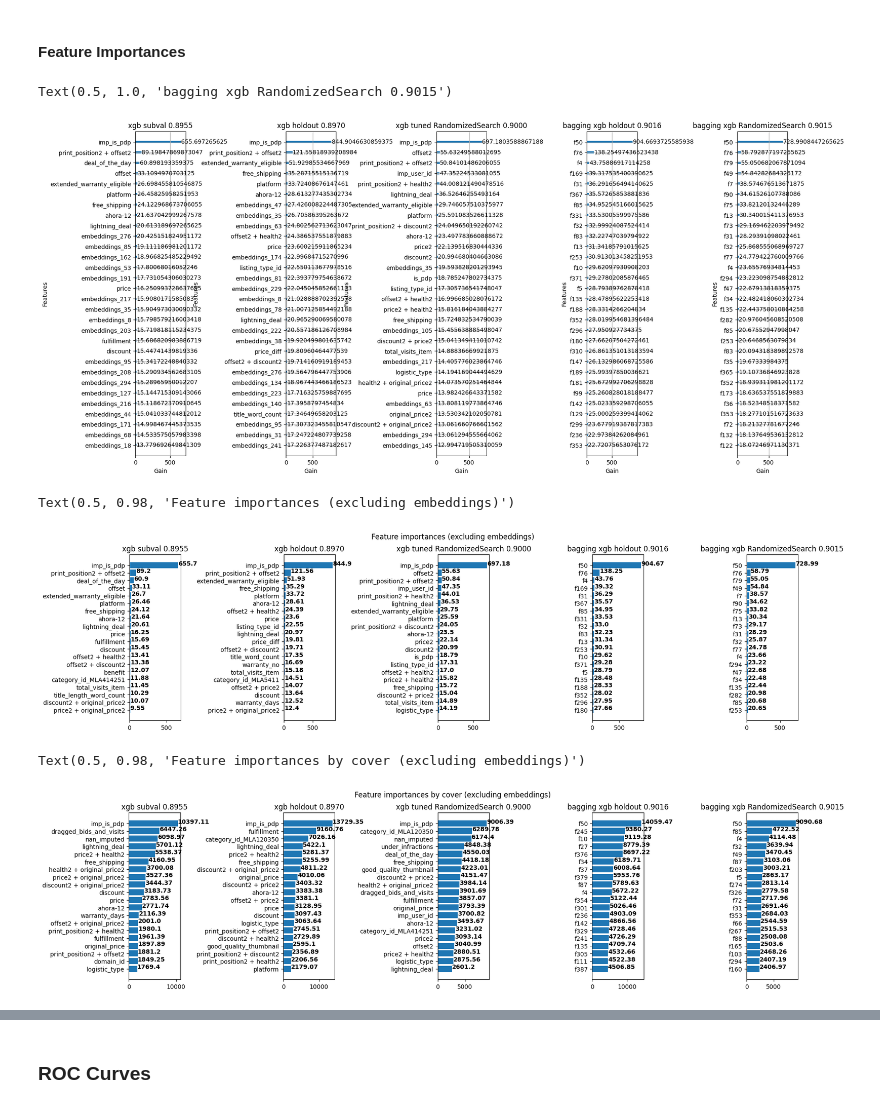
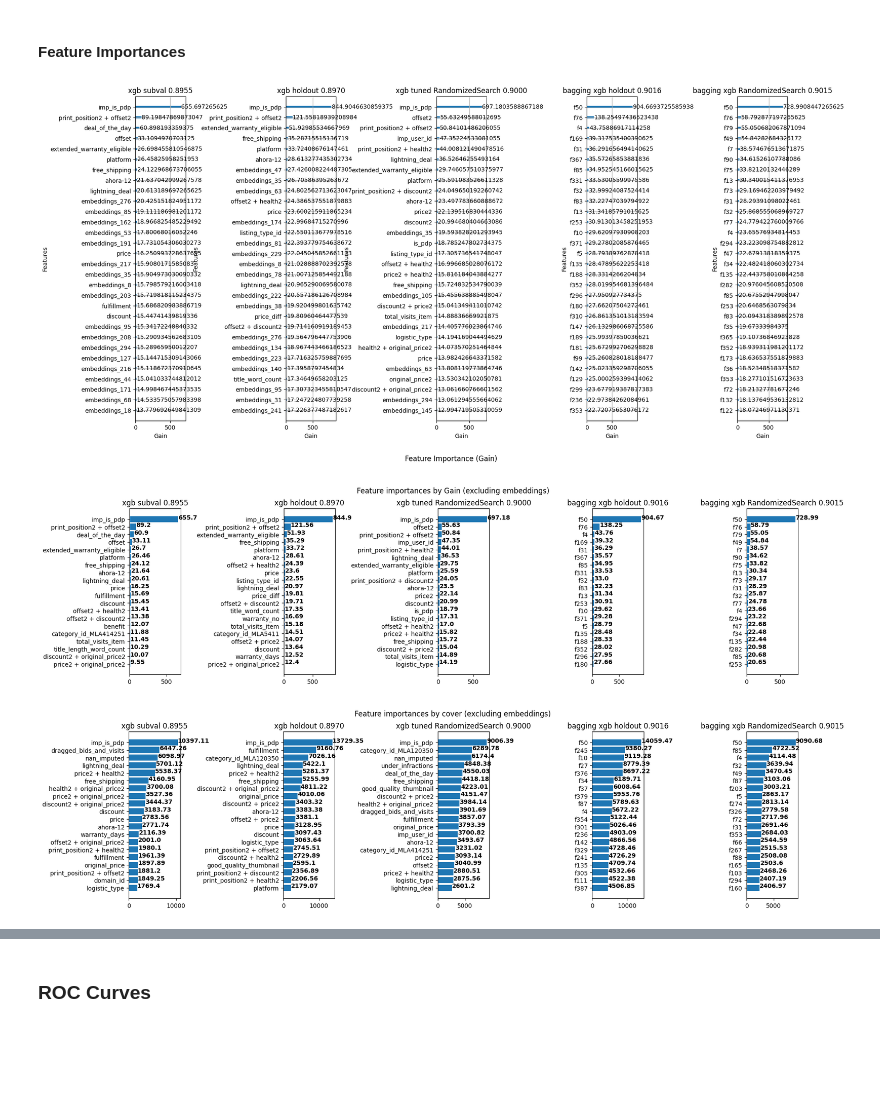
Before and after one commit to IgnacioPardo/TP2_TDVI, a Jupyter notebook: src/entrega.ipynb, the cells around one changed output, grey strips where cells are left out. Drawn from its saved outputs; the diff is of its cells as text; code cells hidden in the pictures; blank space fills up the shorter version.

```diff
--- a/src/entrega.ipynb
+++ b/src/entrega.ipynb
@@ -13,6 +13,8 @@ parse_warranty = True
 
 is_pdp_pred = False
 
+top_cat_count = 10
+
 RETRAIN_W2V = False
 w2v_dim = 300
 
@@ -558,10 +559,10 @@ if lab_enc:
     comp_data["logistic_type"] = LabelEncoder().fit_transform(comp_data["logistic_type"]).astype(int)
 
 if ohe:
-    # OHE
+    # Small OHE con Top top_cat_count (10) Categories
 
     cats =  comp_data["category_id"].value_counts().index
-    top_cats = comp_data["category_id"].value_counts().index[:10]
+    top_cats = comp_data["category_id"].value_counts().index[:top_cat_count]
 
     for tc in top_cats:
         comp_data["category_id_" + str(tc)] = (comp_data["category_id"] == tc).astype(int)
@@ -2064,30 +2100,33 @@ bagged_xgb_rs.best_params_, bagged_xgb_rs.best_score_, bagged_xgb_rs.best_estima
 # %%
 fig, axs = plt.subplots(1, 5, figsize=(20, 10))
 
 feat_count = 30
 
 xgb.plot_importance(xgb_subval_model, max_num_features=feat_count, importance_type="gain", xlabel="Gain", ax=axs[0])
 xgb.plot_importance(xgb_model, max_num_features=feat_count, importance_type="gain", xlabel="Gain", ax=axs[1])
 xgb.plot_importance(xgb_tuned_model, max_num_features=feat_count, importance_type="gain", xlabel="Gain", ax=axs[2])
 xgb.plot_importance(bagging_classifier_xgb.estimators_[0], max_num_features=feat_count, importance_type="gain", xlabel="Gain", ax=axs[3])
 xgb.plot_importance(bagging_classifier_xgb_w_best_params.estimators_[0], max_num_features=feat_count, importance_type="gain", xlabel="Gain", ax=axs[4])
 
 
 # Space between subplots
 fig.subplots_adjust(wspace=2)
 
 # Title for each subplot
 
 tune_type = "HyperOpt" if hp_tune else "RandomizedSearch"
 
 axs[0].set_title(f"xgb subval {xgb_subval_score:.4f}".format(xgb_subval_score))
 axs[1].set_title(f"xgb holdout {xgb_ho_score:.4f}".format(xgb_ho_score))
 axs[2].set_title(f"xgb tuned {tune_type} {xgb_tuned_score:.4f}".format(tune_type, xgb_tuned_score))
 axs[3].set_title(f"bagging xgb holdout {bag_xgb_score:.4f}".format(bag_xgb_score))
 axs[4].set_title(f"bagging xgb {tune_type} {bagging_classifier_xgb_w_best_params_score:.4f}".format(tune_type, bagging_classifier_xgb_w_best_params_score))
+
+fig.supxlabel("Feature Importance (Gain)")
+
+plt.savefig("outputs/feature_gains_top30.png")
 # %% [output]
-Text(0.5, 1.0, 'bagging xgb RandomizedSearch 0.9015')
-[figure, old version]
+[figure, new version]
 # %%
 ## Feature importances by Gain (excluding embeddings)
 
@@ -2148,9 +2187,10 @@ axs[3].set_title(f"bagging xgb holdout {bag_xgb_score:.4f}".format(bag_xgb_score
 axs[4].set_title(f"bagging xgb {tune_type} {bagging_classifier_xgb_w_best_params_score:.4f}".format(tune_type, bagging_classifier_xgb_w_best_params_score))
 
 fig.suptitle("Feature importances by Gain (excluding embeddings)")
+
+fig.savefig("plots/feature_gains.png")
 # %% [output]
-Text(0.5, 0.98, 'Feature importances (excluding embeddings)')
-[figure, old version]
+[figure, new version]
 # %%
 ## Feature importances by Cover (excluding embeddings)
 
@@ -2211,8 +2251,9 @@ axs[3].set_title(f"bagging xgb holdout {bag_xgb_score:.4f}".format(bag_xgb_score
 axs[4].set_title(f"bagging xgb {tune_type} {bagging_classifier_xgb_w_best_params_score:.4f}".format(tune_type, bagging_classifier_xgb_w_best_params_score))
 
 fig.suptitle("Feature importances by cover (excluding embeddings)")
+
+fig.savefig("plots/feature_covers.png")
 # %% [output]
-Text(0.5, 0.98, 'Feature importances by cover (excluding embeddings)')
 [figure]
 # %%
 ## Feature importances by weight (excluding embeddings)
```
Also changed, not shown: parts of 5 cells of this notebook, 17 other files.
